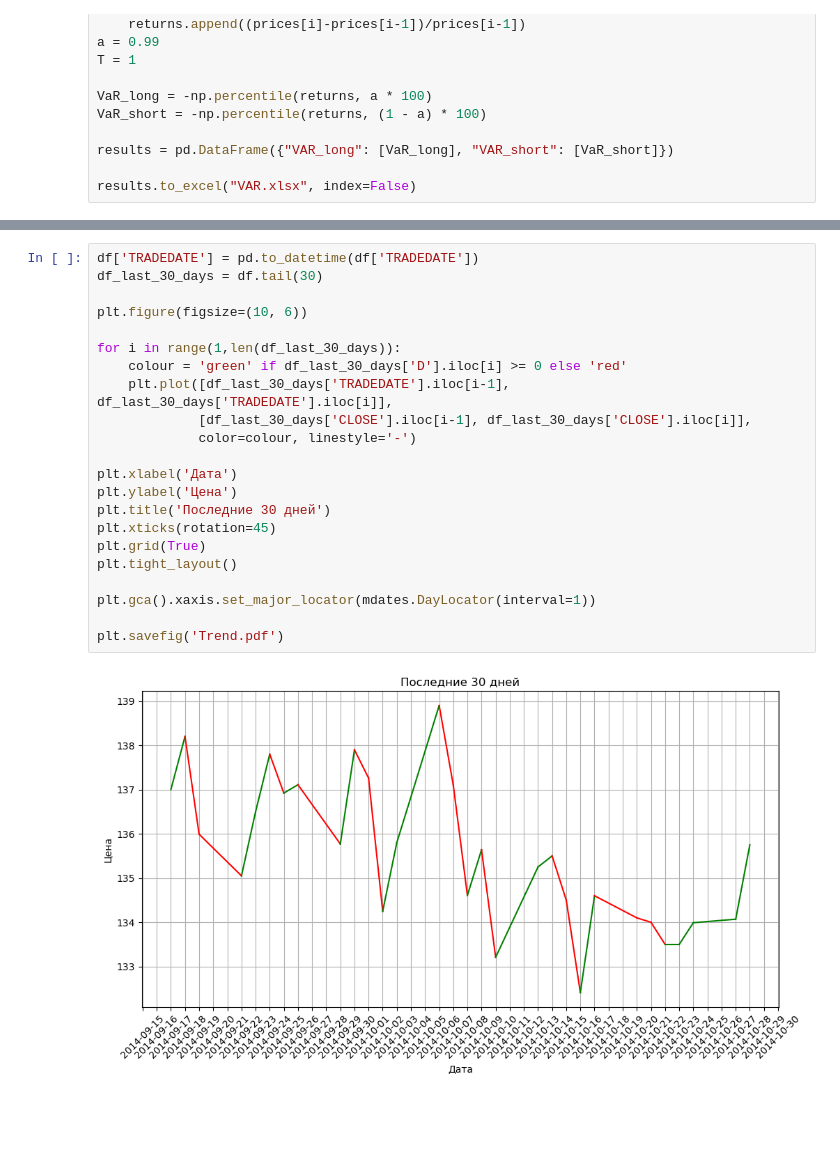
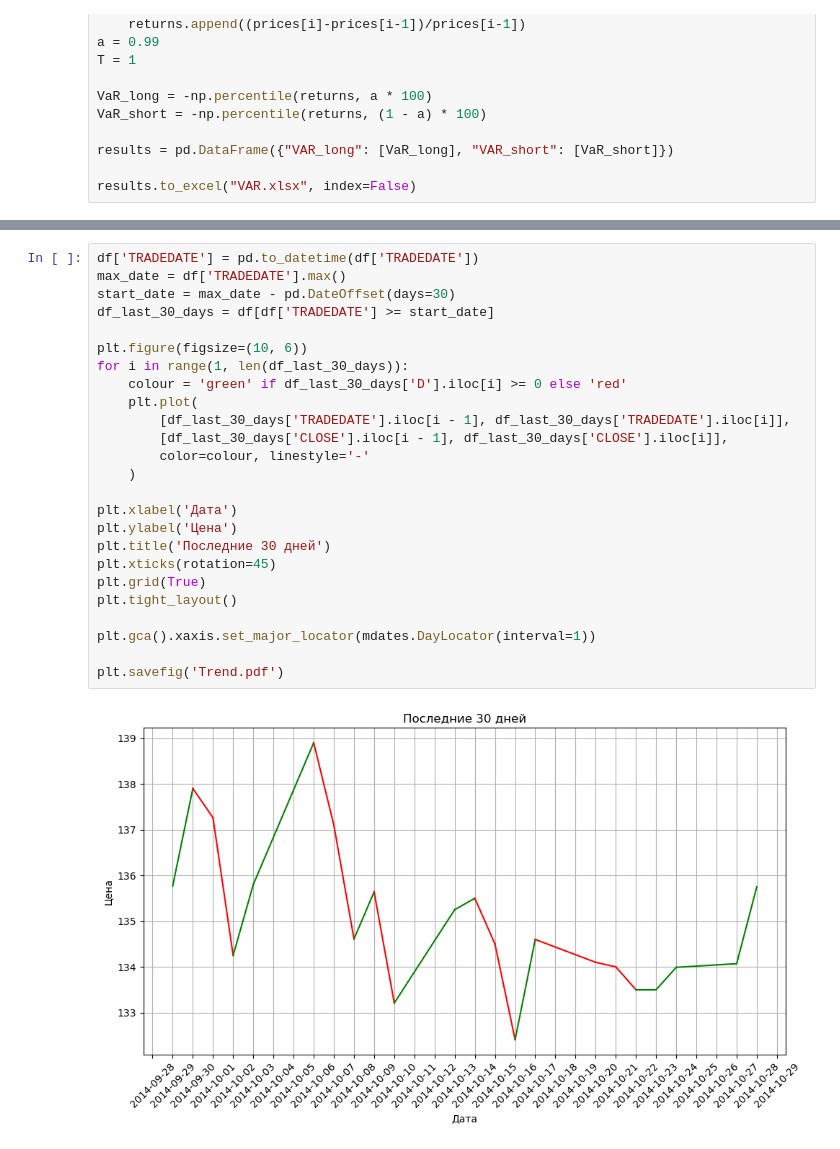
Before and after one commit to melarozz/GAZPROM_PRICES, a Jupyter notebook: main.ipynb, the cells around one changed output, grey strips where cells are left out. Drawn from its saved outputs; the diff is of its cells as text; blank space fills up the shorter version.

```diff
--- a/main.ipynb
+++ b/main.ipynb
@@ -58,24 +61,27 @@ print(df)
 # %%
 df['TRADEDATE'] = pd.to_datetime(df['TRADEDATE'])
-df_last_30_days = df.tail(30)
+max_date = df['TRADEDATE'].max()
+start_date = max_date - pd.DateOffset(days=30)
+df_last_30_days = df[df['TRADEDATE'] >= start_date]
 
 plt.figure(figsize=(10, 6))
-
-for i in range(1,len(df_last_30_days)):
+for i in range(1, len(df_last_30_days)):
     colour = 'green' if df_last_30_days['D'].iloc[i] >= 0 else 'red'
-    plt.plot([df_last_30_days['TRADEDATE'].iloc[i-1], df_last_30_days['TRADEDATE'].iloc[i]],
-             [df_last_30_days['CLOSE'].iloc[i-1], df_last_30_days['CLOSE'].iloc[i]],
-             color=colour, linestyle='-')
+    plt.plot(
+        [df_last_30_days['TRADEDATE'].iloc[i - 1], df_last_30_days['TRADEDATE'].iloc[i]],
+        [df_last_30_days['CLOSE'].iloc[i - 1], df_last_30_days['CLOSE'].iloc[i]],
+        color=colour, linestyle='-'
+    )
 
 plt.xlabel('Дата')
 plt.ylabel('Цена')
 plt.title('Последние 30 дней')
 plt.xticks(rotation=45)
 plt.grid(True)
 plt.tight_layout()
 
 plt.gca().xaxis.set_major_locator(mdates.DayLocator(interval=1))
 
 plt.savefig('Trend.pdf')
 # %% [output]
-[figure, old version]
+[figure, new version]
```
Also changed, not shown: parts of 1 cell of this notebook.
